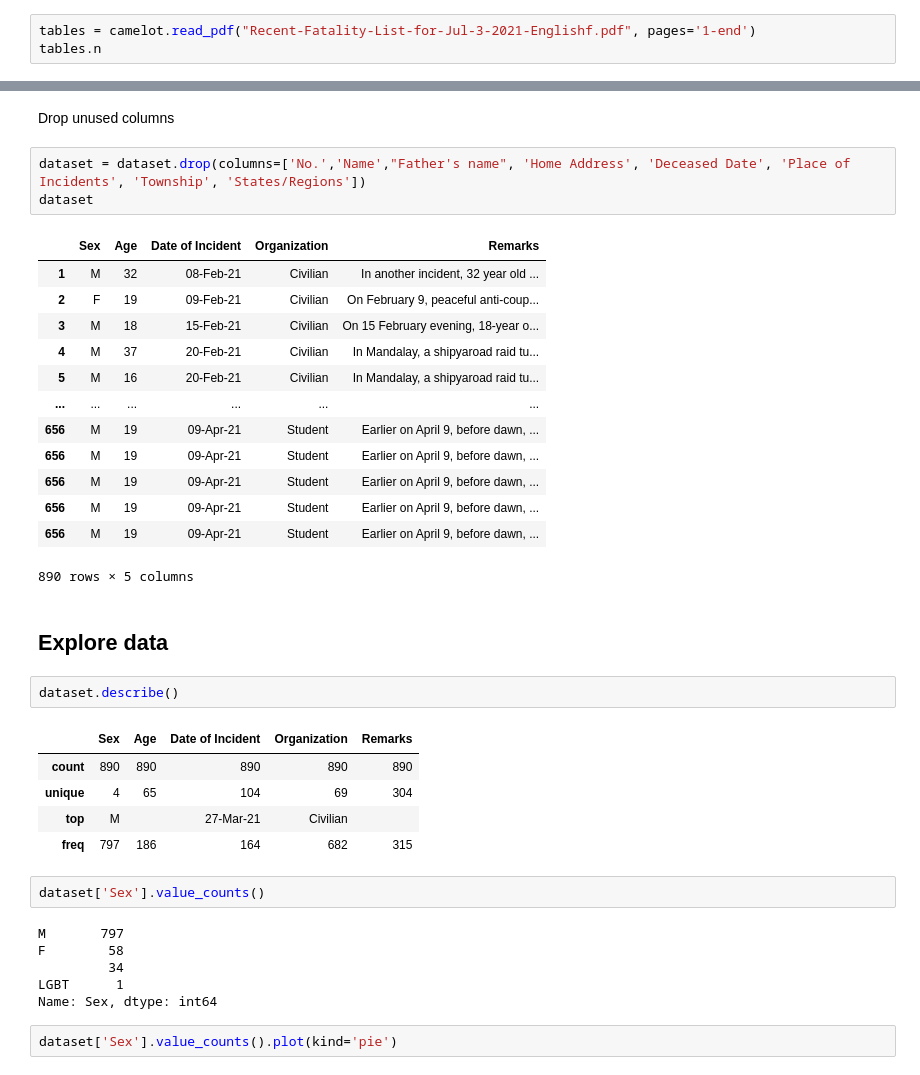
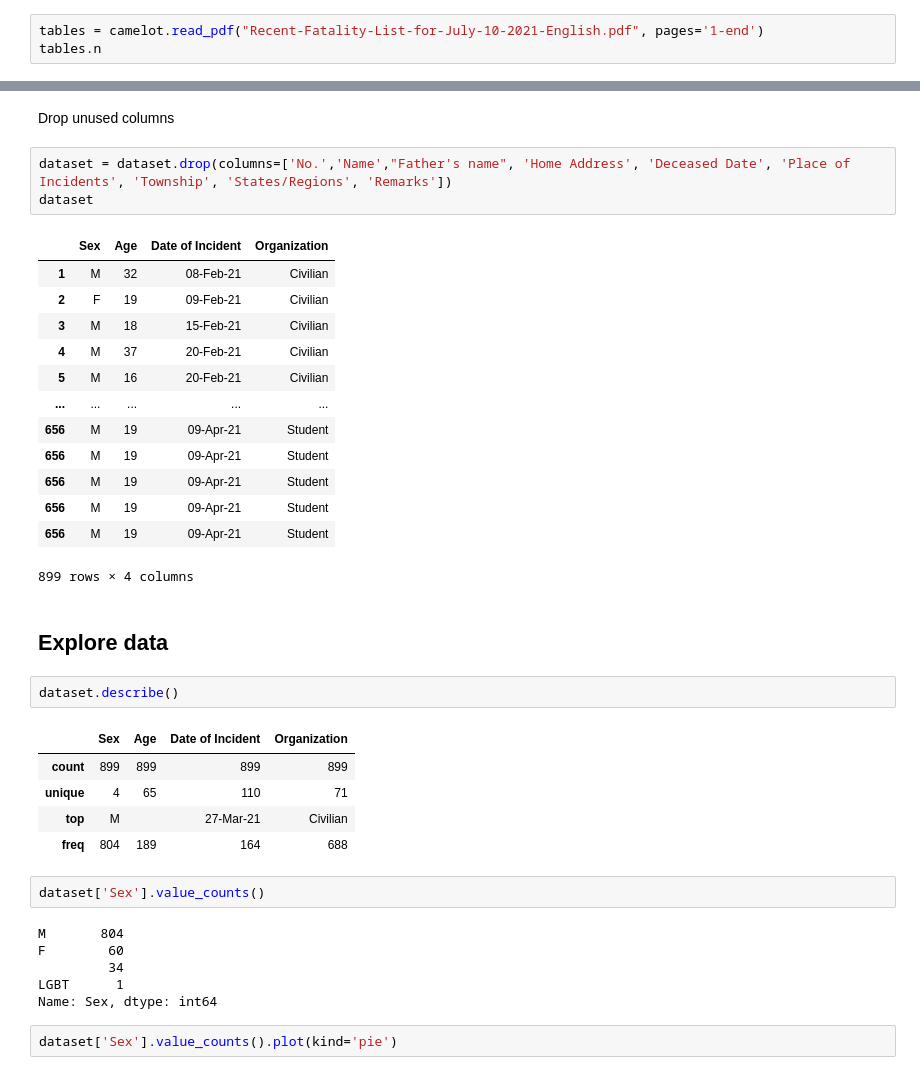
Before and after one commit to Th1nkK1D/ordinaryunfold, a Jupyter notebook: src/data/myanmar-coup/analyse.ipynb, the cells around one changed output, grey strips where cells are left out. Drawn from its saved outputs; the diff is of its cells as text.

Commit message:
Update fatality data, remove unused remarks.

```diff
--- a/src/data/myanmar-coup/analyse.ipynb
+++ b/src/data/myanmar-coup/analyse.ipynb
@@ -9,6 +9,6 @@ import matplotlib.pyplot as plt
 # %% [markdown]
 ## Load data from pdf file
 # %%
-tables = camelot.read_pdf("Recent-Fatality-List-for-Jul-3-2021-Englishf.pdf", pages='1-end')
+tables = camelot.read_pdf("Recent-Fatality-List-for-July-10-2021-English.pdf", pages='1-end')
 tables.n
 # %% [output]
@@ -147,37 +130,37 @@ dataset
 # %% [markdown]
 Drop unused columns
 # %%
-dataset = dataset.drop(columns=['No.','Name',"Father's name", 'Home Address', 'Deceased Date', 'Place of Incidents', 'Township', 'States/Regions'])
+dataset = dataset.drop(columns=['No.','Name',"Father's name", 'Home Address', 'Deceased Date', 'Place of Incidents', 'Township', 'States/Regions', 'Remarks'])
 dataset
 # %% [output]
-|  | Sex | Age | Date of Incident | Organization | Remarks |
-| 1 | M | 32 | 08-Feb-21 | Civilian | In another incident, 32 year old ... |
-| 2 | F | 19 | 09-Feb-21 | Civilian | On February 9, peaceful anti-coup... |
-| 3 | M | 18 | 15-Feb-21 | Civilian | On 15 February evening, 18-year o... |
-| 4 | M | 37 | 20-Feb-21 | Civilian | In Mandalay, a shipyaroad raid tu... |
-| 5 | M | 16 | 20-Feb-21 | Civilian | In Mandalay, a shipyaroad raid tu... |
-| ... | ... | ... | ... | ... | ... |
-| 656 | M | 19 | 09-Apr-21 | Student | Earlier on April 9, before dawn, ... |
-| 656 | M | 19 | 09-Apr-21 | Student | Earlier on April 9, before dawn, ... |
-| 656 | M | 19 | 09-Apr-21 | Student | Earlier on April 9, before dawn, ... |
-| 656 | M | 19 | 09-Apr-21 | Student | Earlier on April 9, before dawn, ... |
-| 656 | M | 19 | 09-Apr-21 | Student | Earlier on April 9, before dawn, ... |
+|  | Sex | Age | Date of Incident | Organization |
+| 1 | M | 32 | 08-Feb-21 | Civilian |
+| 2 | F | 19 | 09-Feb-21 | Civilian |
+| 3 | M | 18 | 15-Feb-21 | Civilian |
+| 4 | M | 37 | 20-Feb-21 | Civilian |
+| 5 | M | 16 | 20-Feb-21 | Civilian |
+| ... | ... | ... | ... | ... |
+| 656 | M | 19 | 09-Apr-21 | Student |
+| 656 | M | 19 | 09-Apr-21 | Student |
+| 656 | M | 19 | 09-Apr-21 | Student |
+| 656 | M | 19 | 09-Apr-21 | Student |
+| 656 | M | 19 | 09-Apr-21 | Student |
-890 rows × 5 columns
+899 rows × 4 columns
 # %% [markdown]
 ## Explore data
 # %%
 dataset.describe()
 # %% [output]
-|  | Sex | Age | Date of Incident | Organization | Remarks |
-| count | 890 | 890 | 890 | 890 | 890 |
-| unique | 4 | 65 | 104 | 69 | 304 |
-| top | M |  | 27-Mar-21 | Civilian |  |
-| freq | 797 | 186 | 164 | 682 | 315 |
+|  | Sex | Age | Date of Incident | Organization |
+| count | 899 | 899 | 899 | 899 |
+| unique | 4 | 65 | 110 | 71 |
+| top | M |  | 27-Mar-21 | Civilian |
+| freq | 804 | 189 | 164 | 688 |
 # %%
 dataset['Sex'].value_counts()
 # %% [output]
-M       797
-F        58
+M       804
+F        60
          34
 LGBT      1
 Name: Sex, dtype: int64
```
Also changed, not shown: parts of 12 cells of this notebook, 2 other files.
